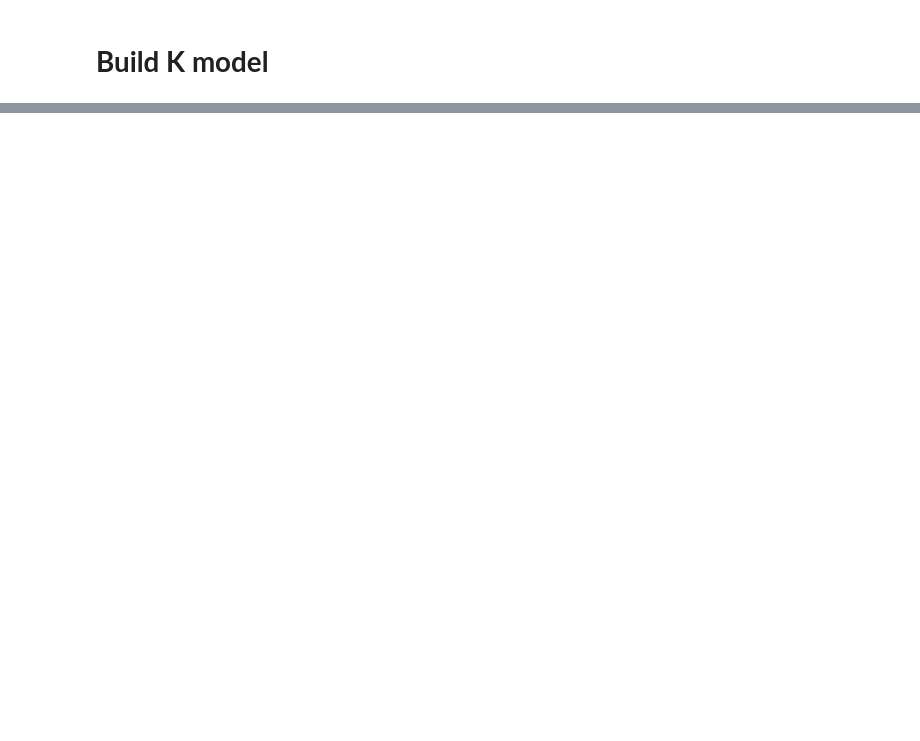
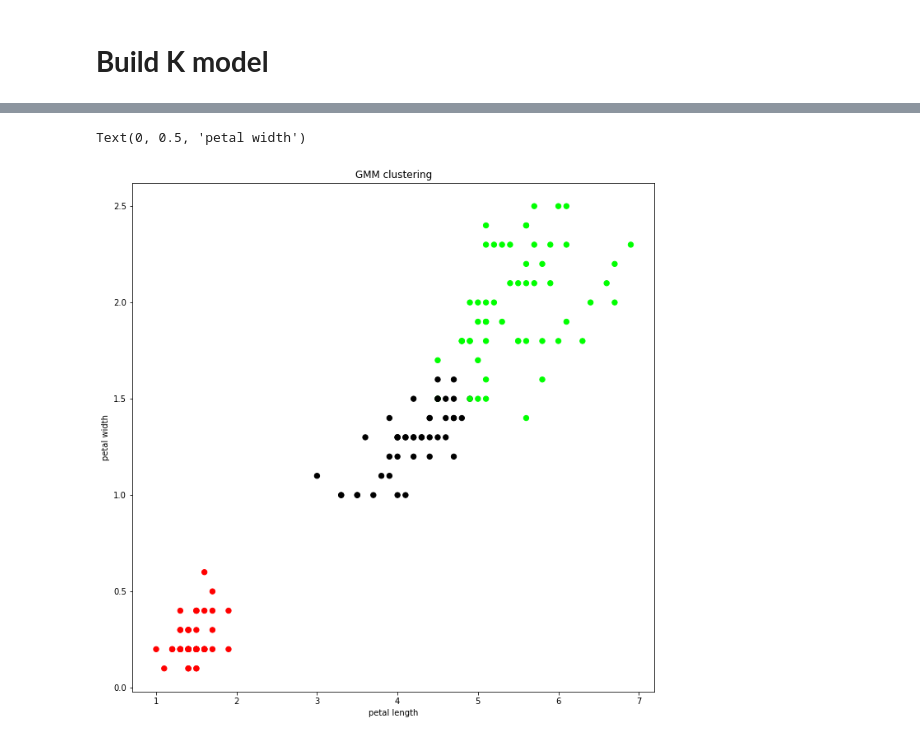
Before and after one commit to HareeshVutla/Deeplearning, a Jupyter notebook: Iris_Kmeans_clustering.ipynb, the cells around one changed output, grey strips where cells are left out. Drawn from its saved outputs; the diff is of its cells as text; code cells hidden in the pictures; blank space fills up the shorter version.

```diff
--- a/Iris_Kmeans_clustering.ipynb
+++ b/Iris_Kmeans_clustering.ipynb
@@ -40,0 +85,7 @@ model = KMeans()
+# %%
+from sklearn import preprocessing
+
+scaler = preprocessing.StandardScaler()
+scaler.fit(X)
+xsa = scaler.transform(X)
+xs = pd.DataFrame(xsa, columns = X.columns)
@@ -40,0 +104,15 @@ model = KMeans()
+# %%
+from sklearn.mixture import GaussianMixture
+gmm = GaussianMixture (n_components=3)
+gmm.fit(xs)
+
+gmm_y = gmm.predict(xs)
+plt.figure(figsize=(25,25))
+plt.subplot(2,2,3)
+plt.scatter(X.petal_length, X.petal_width, c=colormap [gmm_y],s=40)
+plt.title('GMM clustering')
+plt.xlabel('petal length')
+plt.ylabel('petal width')
+# %% [output]
+Text(0, 0.5, 'petal width')
+[figure, added]
```
Also changed, not shown: parts of 10 cells of this notebook.
